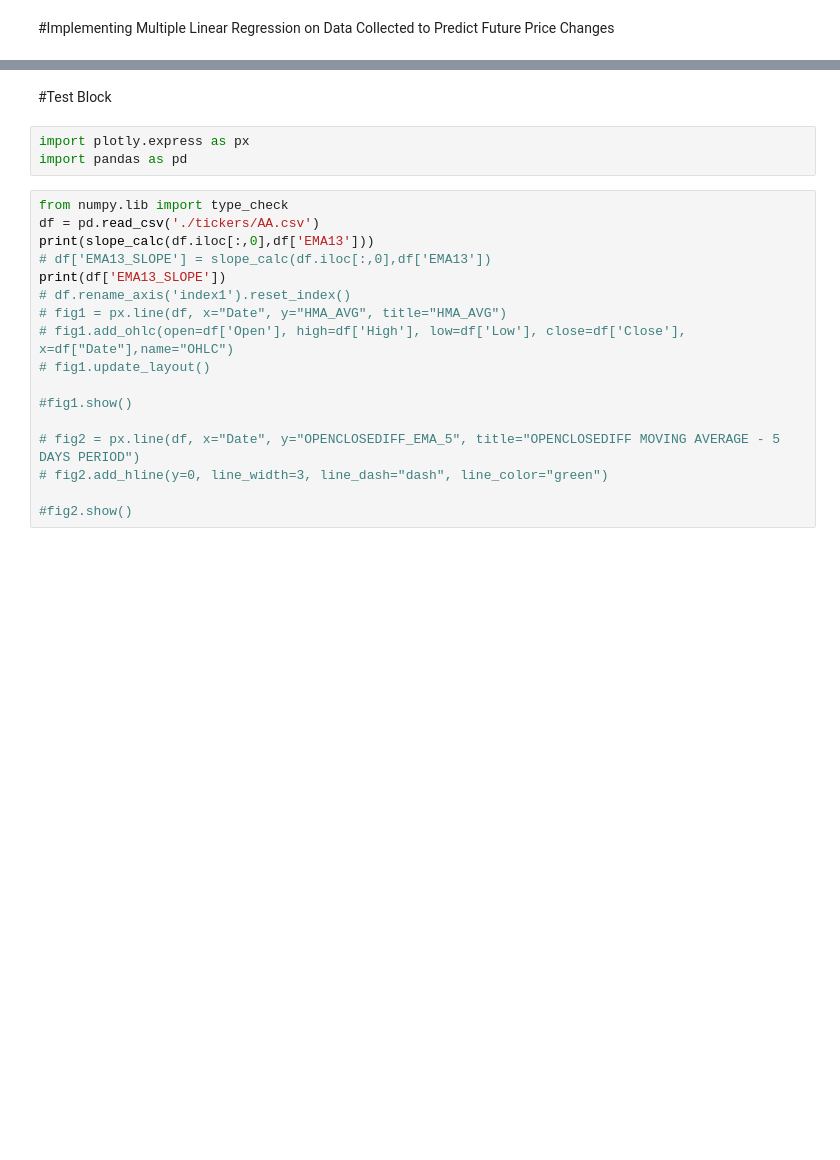
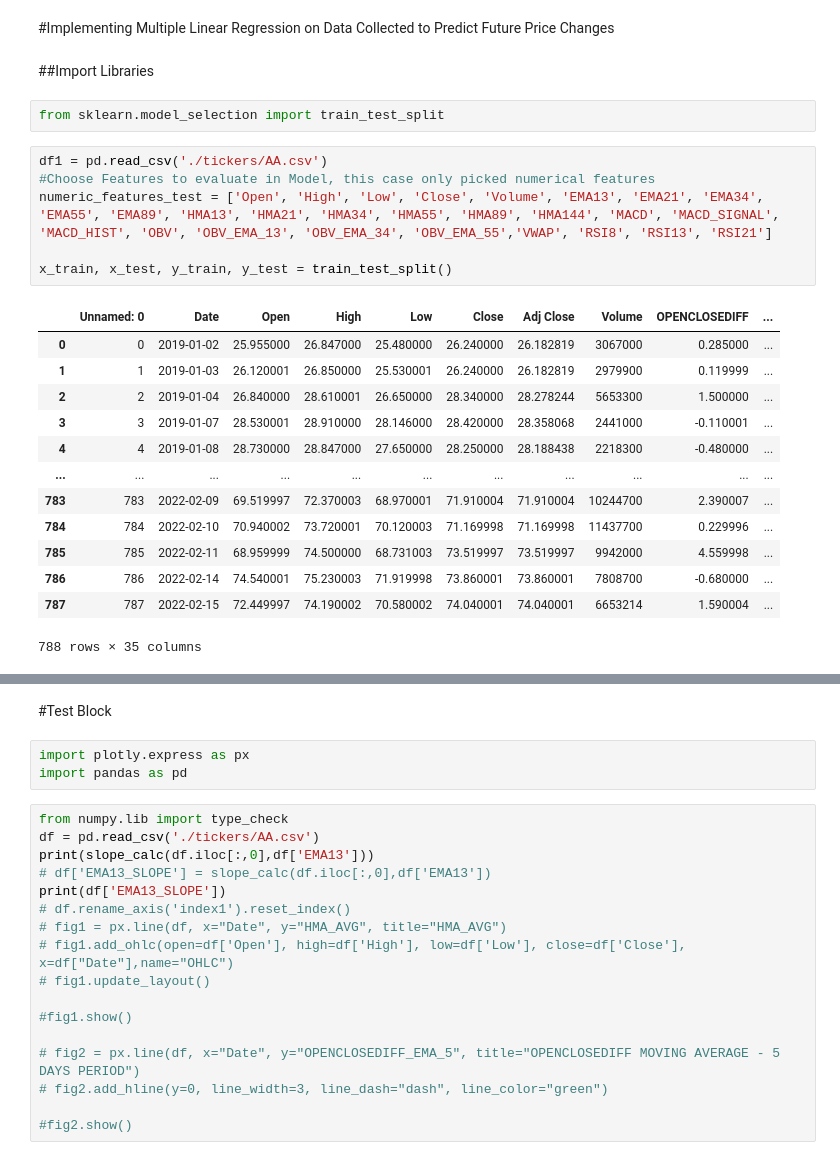
Before and after one commit to saifmdev/stock_scraper_ta, a Jupyter notebook: stock_analysis.ipynb, the cells around one changed output, grey strips where cells are left out. Saved outputs shown, nothing was run; the diff lists cells and outputs as text; blank space fills up the shorter version.

```diff
--- a/stock_analysis.ipynb
+++ b/stock_analysis.ipynb
@@ -188,2 +189,26 @@ TypeError: ignored
 # %% [markdown]
 #Implementing Multiple Linear Regression on Data Collected to Predict Future Price Changes
+# %% [markdown]
+##Import Libraries
+# %%
+from sklearn.model_selection import train_test_split
+# %%
+df1 = pd.read_csv('./tickers/AA.csv')
+#Choose Features to evaluate in Model, this case only picked numerical features
+numeric_features_test = ['Open', 'High', 'Low', 'Close', 'Volume', 'EMA13', 'EMA21', 'EMA34', 'EMA55', 'EMA89', 'HMA13', 'HMA21', 'HMA34', 'HMA55', 'HMA89', 'HMA144', 'MACD', 'MACD_SIGNAL', 'MACD_HIST', 'OBV', 'OBV_EMA_13', 'OBV_EMA_34', 'OBV_EMA_55','VWAP', 'RSI8', 'RSI13', 'RSI21']
+
+x_train, x_test, y_train, y_test = train_test_split()
+# %% [output]
+|  | Unnamed: 0 | Date | Open | High | Low | Close | Adj Close | Volume | OPENCLOSEDIFF | ... |
+| 0 | 0 | 2019-01-02 | 25.955000 | 26.847000 | 25.480000 | 26.240000 | 26.182819 | 3067000 | 0.285000 | ... |
+| 1 | 1 | 2019-01-03 | 26.120001 | 26.850000 | 25.530001 | 26.240000 | 26.182819 | 2979900 | 0.119999 | ... |
+| 2 | 2 | 2019-01-04 | 26.840000 | 28.610001 | 26.650000 | 28.340000 | 28.278244 | 5653300 | 1.500000 | ... |
+| 3 | 3 | 2019-01-07 | 28.530001 | 28.910000 | 28.146000 | 28.420000 | 28.358068 | 2441000 | -0.110001 | ... |
+| 4 | 4 | 2019-01-08 | 28.730000 | 28.847000 | 27.650000 | 28.250000 | 28.188438 | 2218300 | -0.480000 | ... |
+| ... | ... | ... | ... | ... | ... | ... | ... | ... | ... | ... |
+| 783 | 783 | 2022-02-09 | 69.519997 | 72.370003 | 68.970001 | 71.910004 | 71.910004 | 10244700 | 2.390007 | ... |
+| 784 | 784 | 2022-02-10 | 70.940002 | 73.720001 | 70.120003 | 71.169998 | 71.169998 | 11437700 | 0.229996 | ... |
+| 785 | 785 | 2022-02-11 | 68.959999 | 74.500000 | 68.731003 | 73.519997 | 73.519997 | 9942000 | 4.559998 | ... |
+| 786 | 786 | 2022-02-14 | 74.540001 | 75.230003 | 71.919998 | 73.860001 | 73.860001 | 7808700 | -0.680000 | ... |
+| 787 | 787 | 2022-02-15 | 72.449997 | 74.190002 | 70.580002 | 74.040001 | 74.040001 | 6653214 | 1.590004 | ... |
+788 rows × 35 columns
```
Also changed, not shown: parts of 4 cells of this notebook.
